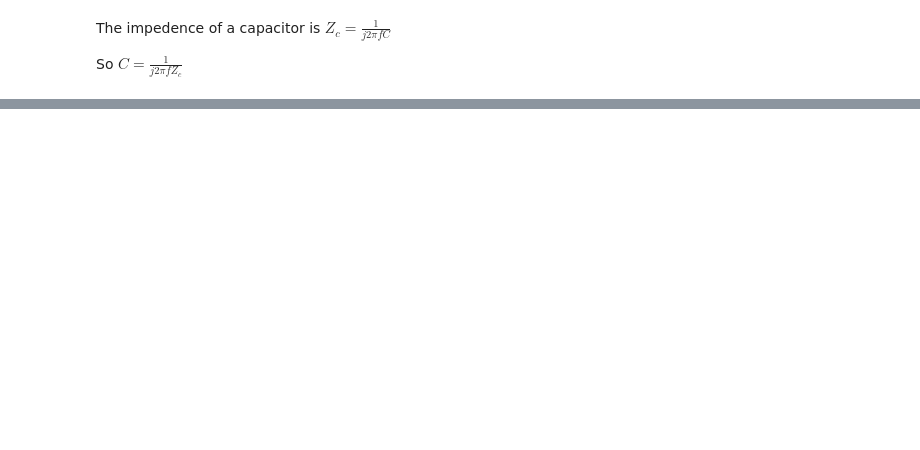
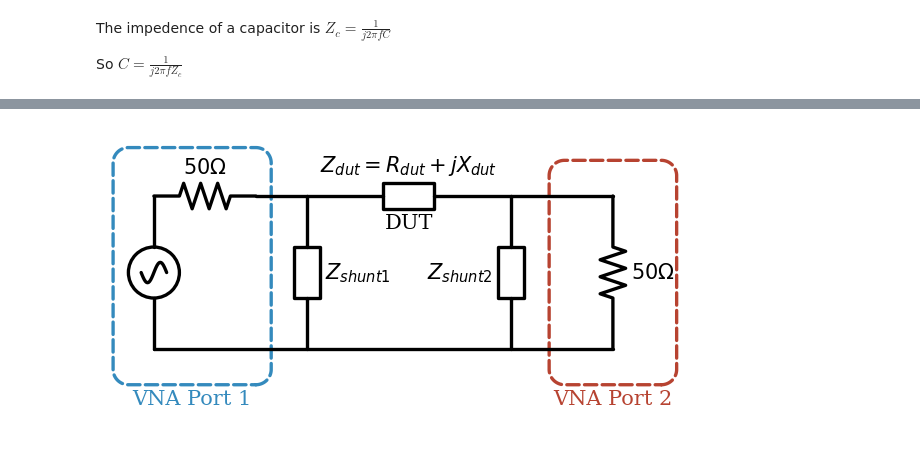
Before and after one commit to dkozel/jupyter-notebooks, a Jupyter notebook: Common Mode Chokes/Y21 Common Mode Choke Analysis.ipynb, the cells around one changed output, grey strips where cells are left out. Drawn from its saved outputs; the diff is of its cells as text; code cells hidden in the pictures; blank space fills up the shorter version.

Commit message:
Common Mode Chokes: Committing with plots

```diff
--- a/Common Mode Chokes/Y21 Common Mode Choke Analysis.ipynb
+++ b/Common Mode Chokes/Y21 Common Mode Choke Analysis.ipynb
@@ -112,21 +118,23 @@ import schemdraw.elements as elm
 # %%
 # Shunt Capacitance Model of the Choke
 with schemdraw.Drawing(font='serif') as d:
     d += (src   := elm.SourceSin())#.label(('– ','','+'))
     d += (src_r := elm.Resistor()).right().label('$50\Omega$').length(2)
     d += elm.Line().length(1)
     d.push()
     d += elm.ResistorIEC().down().label("$Z_{shunt1}$", loc='bottom')
     d.pop()
     d += elm.ResistorIEC().right().label("$Z_{dut} = R_{dut} +jX_{dut}$", loc="top").label("DUT", loc="bottom").length(4)
     d.push()
     d += (load := elm.ResistorIEC()).down().label("$Z_{shunt2}$")
     d.pop()
     d += elm.Line().right().length(2)
     d += (load := elm.Resistor().down().label("$50\Omega$", loc="bottom"))
-    d += elm.Line().left().tox(source.start)
+    d += elm.Line().left().tox(src.start)
     d += elm.EncircleBox([src, src_r], pady=0.7, padx=0.3).linestyle('--').linewidth(2).color(skrf_colors['blue']).label("VNA Port 1", loc='bottom')
     d += elm.EncircleBox([load], pady=0.7, padx=1).linestyle('--').color(skrf_colors['red']).label('VNA Port 2', loc='bottom')
+# %% [output]
+[figure, added]
 # %%
 # Two port Pi Network
 with schemdraw.Drawing(font='serif', backend='matplotlib') as d:
```
Also changed, not shown: parts of 4 cells of this notebook.
